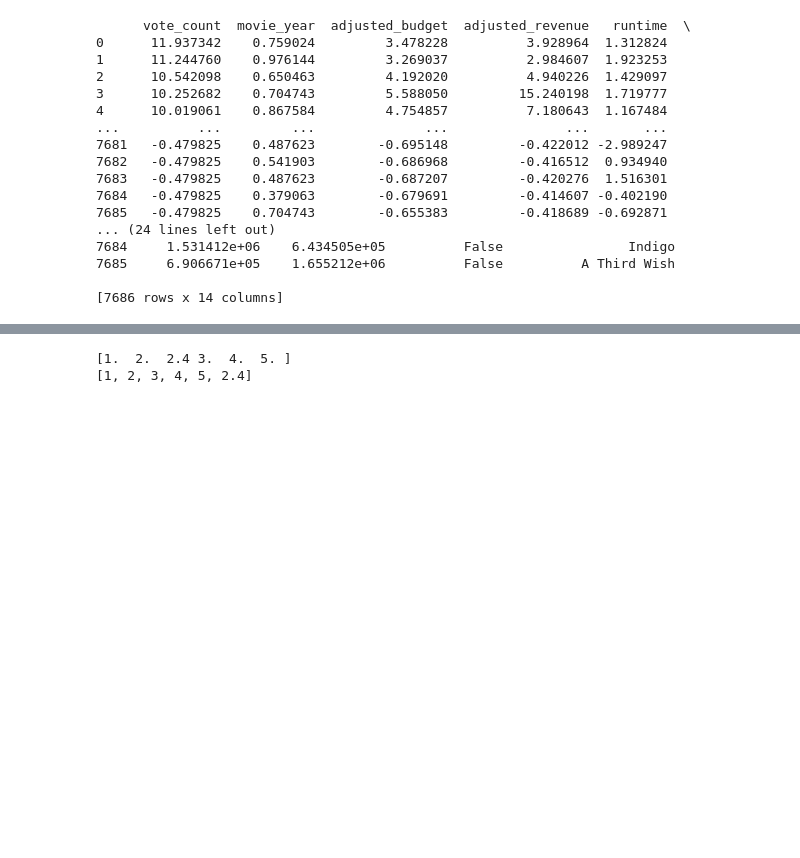
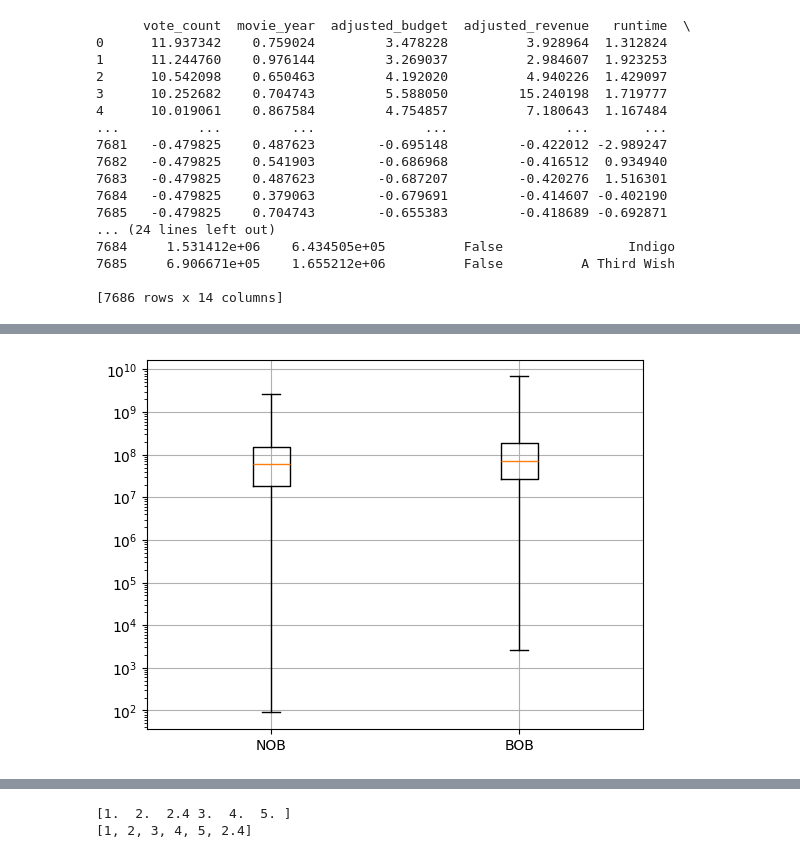
Before and after one commit to epfl-ada/ada-2024-project-datadruids, a Jupyter notebook: src/matching.ipynb, the cells around one changed output, grey strips where cells are left out. Cells and saved outputs as stored; diff of their text form; code cells hidden in the pictures; blank space fills up the shorter version.

```diff
--- a/src/matching.ipynb
+++ b/src/matching.ipynb
@@ -147,3 +147,12 @@ The revenue of the book based film was better for a total of 232 times out of 43
+# %%
+df_boxplot = pd.DataFrame()
+df_boxplot['NOB'] = X_not_book["notnorm_revenue"][[pairs[i][1] for i in range(len(pairs))]].reset_index(drop=True)
+df_boxplot["BOB"] = X_book["notnorm_revenue"][np.sort([pairs[i][0] for i in range(len(pairs))])].reset_index(drop=True)
+plt.boxplot(df_boxplot, labels=["NOB", "BOB"], whis=(0, 100), )
+plt.grid()
+plt.yscale('log')
+# %% [output]
+[figure, added]
 # %%
 bins = 10**(np.arange(2, 10, step=0.1))
 plt.xscale('log')
```
Also changed, not shown: parts of 4 cells of this notebook.
